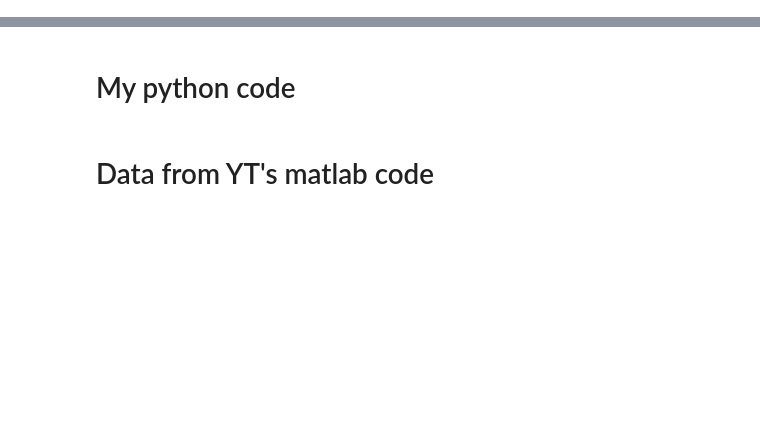
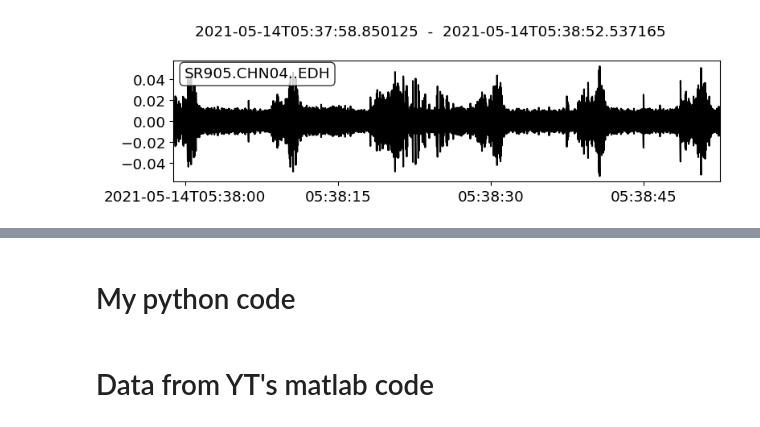
Before and after one commit to Gilaverbuch/pyOAD, a Jupyter notebook: ReadData.ipynb, the cells around one changed output, grey strips where cells are left out. Drawn from its saved outputs; the diff is of its cells as text; code cells hidden in the pictures; blank space fills up the shorter version.

```diff
--- a/ReadData.ipynb
+++ b/ReadData.ipynb
@@ -29,7 +42,9 @@ plt.show()
 # %%
 tr = waveforms[3].copy()
-tr.filter('bandpass', freqmin=10,freqmax=100,  corners=4, zerophase=True)
+tr.filter('bandpass', freqmin=700,freqmax=1000,  corners=4, zerophase=True)
 tr.plot();
+# %% [output]
+[figure, added]
 # %%
 print(waveforms[0])
 tr = waveforms[0].copy()
```
Also changed, not shown: parts of 11 cells of this notebook, 3 other files.
